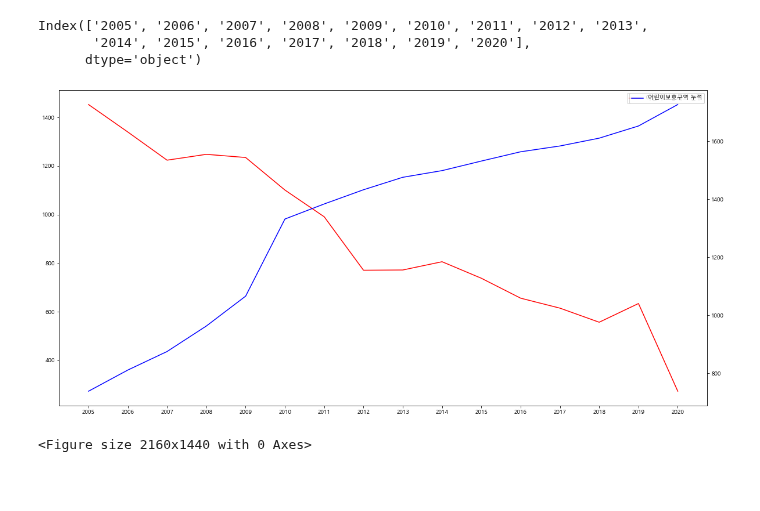
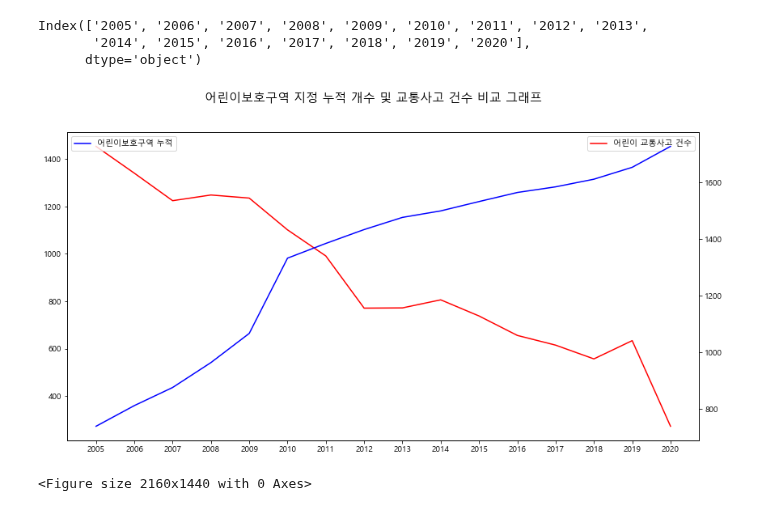
Before and after one commit to y7y1h13/StatisticsAnal, a Jupyter notebook: newPan/프로젝트/어린이 보호구역 사고.ipynb, the cells around one changed output. Drawn from its saved outputs; the diff is of its cells as text; code cells hidden in the pictures; blank space fills up the shorter version.

```diff
--- a/newPan/프로젝트/어린이 보호구역 사고.ipynb
+++ b/newPan/프로젝트/어린이 보호구역 사고.ipynb
@@ -164,16 +164,17 @@ Index(['2005', '2006', '2007', '2008', '2009', '2010', '2011', '2012', '2013',
        '2014', '2015', '2016', '2017', '2018', '2019', '2020'],
       dtype='object')
 # %%
-plt.rcParams['figure.figsize'] = (20,10)
+plt.rcParams['figure.figsize'] = (14,7)
 fig, ax1 = plt.subplots()
 plt.figure(figsize=(30,20))
 ax1.plot(all.index, all['사고합계'], color='red', label='어린이 교통사고 건수')
+fig.suptitle('어린이보호구역 지정 누적 개수 및 교통사고 건수 비교 그래프', fontsize=15)
 ax2 = ax1.twinx()
 ax2.plot(r.index, r['총합계'], color='blue', label = '어린이보호구역 누적')
 ax1.legend()
 ax2.legend()
 
 plt.show()
 # %% [output]
-[figure, old version]
+[figure, new version]
 <Figure size 2160x1440 with 0 Axes>
```
Also changed, not shown: 14 other files.
